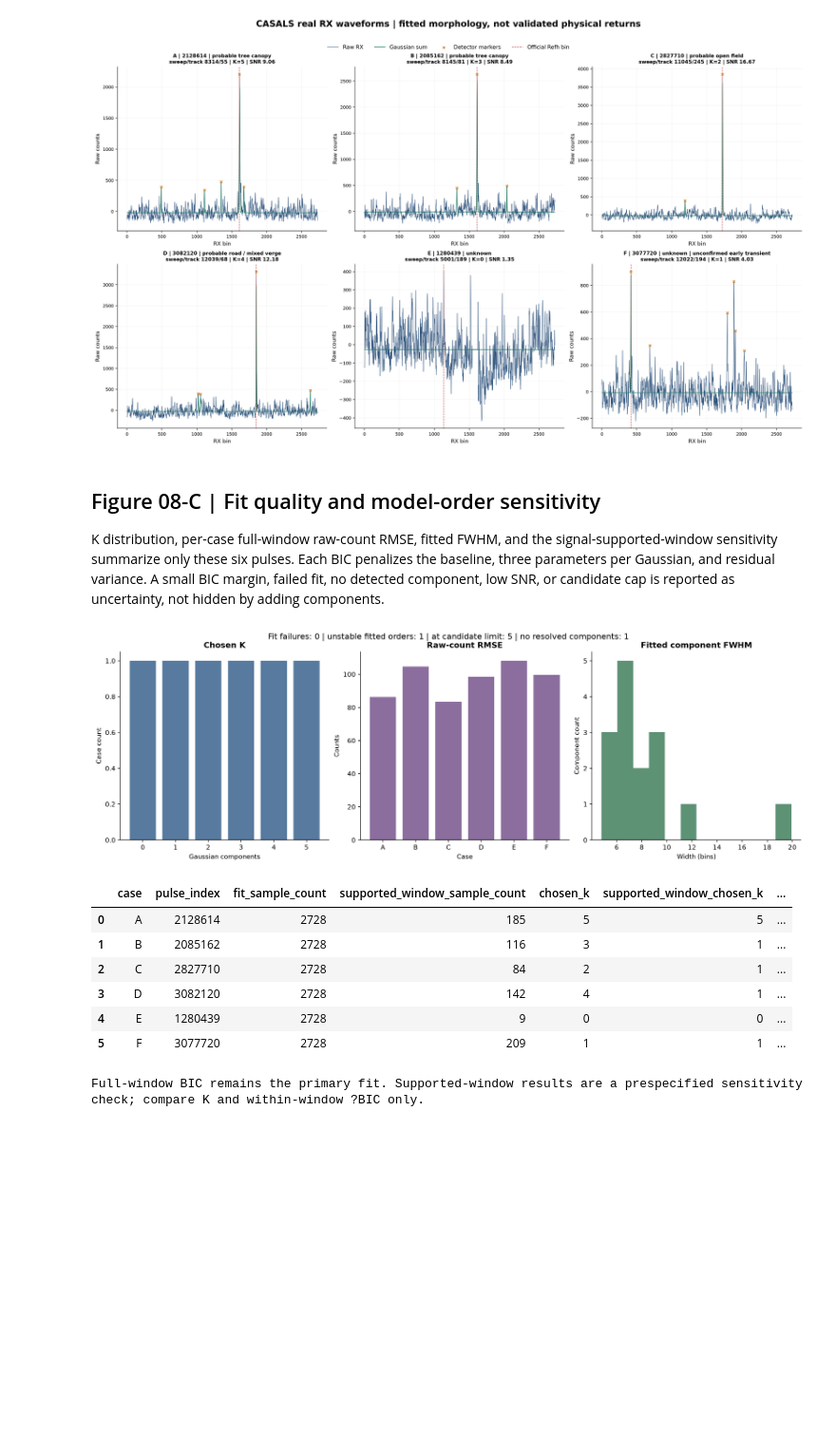
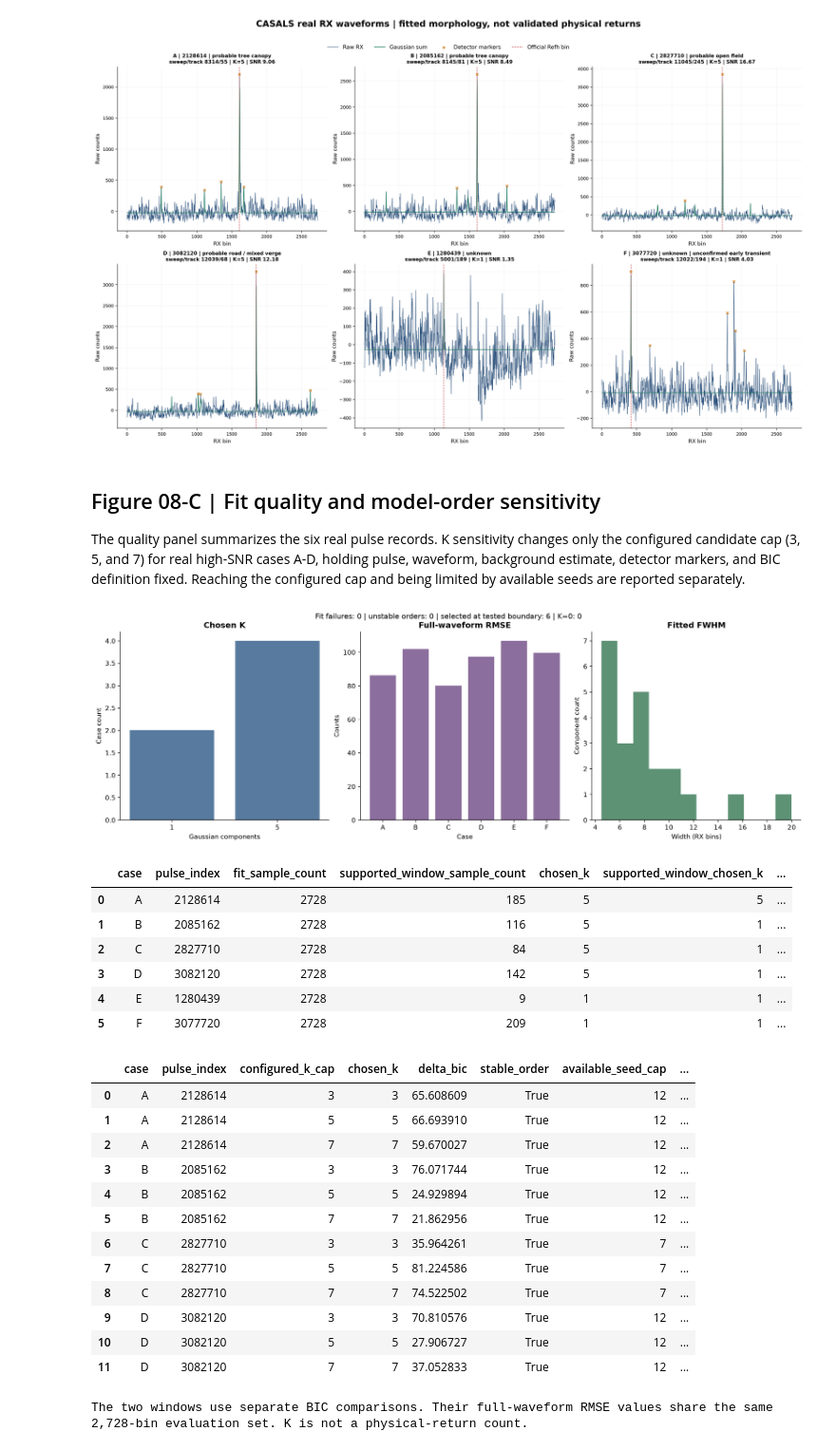
Before and after one commit to jgzhong99/CASALS, a Jupyter notebook: notebooks/08_waveform_decomposition.ipynb, the cells around one changed output. Shown at 95% size. Drawn from its saved outputs; the diff is of its cells as text; code cells hidden in the pictures; blank space fills up the shorter version.

```diff
--- a/notebooks/08_waveform_decomposition.ipynb
+++ b/notebooks/08_waveform_decomposition.ipynb
@@ -24,7 +24,7 @@ if not (ROOT / "casals_l1b").is_dir():
     raise RuntimeError("Start Jupyter from the CASALS repository root.")
 sys.path.insert(0, str(ROOT))
 from research.nadir_window_reflection import mask_bins
-from research.waveform_decomposition import estimate_baseline, fit_gaussian_components
+from research.waveform_decomposition import estimate_baseline, fit_gaussian_components, residual_diagnostics
 from casals_l1b.peaks_cli import build_detector_config, default_config
 from casals_l1b.waveform import (
     build_record_index_grid, detect_candidate_components_1d, infer_waveform_record_axis,
@@ -34,7 +34,7 @@ from casals_l1b.waveform import (
 H5_PATH = ROOT / "data/raw/casals_l1b/casals_l1b_20241118T171757_001_02.h5"
 if not H5_PATH.is_file():
     raise FileNotFoundError(f"Missing real CASALS L1B input: {H5_PATH}")
-OUTPUT_DIR = ROOT / "outputs/notebooks/08_waveform_decomposition/scientific_review" / H5_PATH.stem
+OUTPUT_DIR = ROOT / "outputs/notebooks/08_waveform_decomposition/method_improvement" / H5_PATH.stem
 OUTPUT_DIR.mkdir(parents=True, exist_ok=True)
 DPI = 190
 MAX_COMPONENTS = 5
@@ -42,10 +42,10 @@ plt.rcParams.update({"font.family": "DejaVu Sans", "font.size": 10,
                      "axes.spines.top": False, "axes.spines.right": False,
                      "axes.titleweight": "bold"})
 
-source06 = ROOT / "outputs/notebooks/06_waveform_gallery/scientific_review" / H5_PATH.stem
+source06 = ROOT / "outputs/notebooks/06_waveform_gallery/method_improvement" / H5_PATH.stem
 source06_cases = source06 / "selected_waveform_cases.json"
 source06_components = source06 / "selected_components.json"
-source09_pulses = ROOT / "outputs/notebooks/09_nadir_window_reflection/scientific_review" / H5_PATH.stem / "window_reflection_selected_pulses.json"
+source09_pulses = ROOT / "outputs/notebooks/09_nadir_window_reflection/method_improvement" / H5_PATH.stem / "window_reflection_selected_pulses.json"
 print({"h5": str(H5_PATH.relative_to(ROOT)), "output": str(OUTPUT_DIR.relative_to(ROOT)),
        "notebook09_handoff_available": source09_pulses.is_file()})
 # %% [output]
@@ -318,61 +447,71 @@ display(Image(filename=str(OUTPUT_DIR / "waveform_decomposition_gallery.png")))
 # %% [markdown]
 ## Figure 08-C | Fit quality and model-order sensitivity
 
-K distribution, per-case full-window raw-count RMSE, fitted FWHM, and the signal-supported-window sensitivity summarize only these six pulses. Each BIC penalizes the baseline, three parameters per Gaussian, and residual variance. A small BIC margin, failed fit, no detected component, low SNR, or candidate cap is reported as uncertainty, not hidden by adding components.
+The quality panel summarizes the six real pulse records. K sensitivity changes only the configured candidate cap (3, 5, and 7) for real high-SNR cases A-D, holding pulse, waveform, background estimate, detector markers, and BIC definition fixed. Reaching the configured cap and being limited by available seeds are reported separately.
 # %%
 metrics = pd.DataFrame([{
     "case": row["case"], "pulse_index": row["pulse_index"], "sweep_num": row["sweep_num"],
     "track_num": row["track_num"], "snr": row["snr"], "chosen_k": row["chosen_k"],
     "fit_status": row["fit_status"], "fit_success": row["fit_success"],
     "fit_sample_count": row["fit_sample_count"], "fit_sample_fraction": row["fit_sample_fraction"],
     "parameter_count": row["parameter_count"], "bic": row["bic"], "delta_bic": row["delta_bic"],
+    "full_waveform_rmse_counts": row["full_window_rmse_counts"],
     "supported_window_sample_count": row["supported_window_sample_count"],
     "supported_window_sample_fraction": row["supported_window_sample_fraction"],
     "supported_window_chosen_k": row["supported_window_chosen_k"],
     "supported_window_delta_bic": row["supported_window_delta_bic"],
-    "supported_window_rmse_counts": row["supported_window_rmse_counts"],
-    "supported_window_full_window_rmse_counts": row["supported_window_full_window_rmse_counts"],
-    "supported_window_stable_order": row["supported_window_stable_order"],
-    "supported_window_at_search_limit": row["supported_window_at_search_limit"],
-    "stable_order": row["stable_order"],
-    "at_search_limit": row["at_search_limit"], "fit_component_cap": row["fit_component_cap"],
-    "rmse_counts": row["rmse_counts"], "noise_sigma": row["noise_sigma"],
-    "max_component_snr": max([c["amplitude"] / max(row["noise_sigma"], 1e-9) for c in row["components"]], default=0.0),
+    "supported_window_full_waveform_rmse_counts": row["supported_window_full_waveform_rmse_counts"],
+    "stable_order": row["stable_order"], "selected_at_boundary": row["selected_at_boundary"],
+    "selected_at_configured_cap": row["selected_at_configured_cap"],
+    "available_seed_cap": row["available_seed_cap"], "searched_k_cap": row["searched_k_cap"],
+    "seed_limited": row["seed_limited"], "rmse_counts": row["rmse_counts"],
+    "noise_sigma": row["noise_sigma"],
+    "residual_rmse_over_noise": row["full_residual_diagnostics"]["rmse_over_h5_noise_sigma"],
+    "residual_lag1": row["full_residual_diagnostics"]["lag1_autocorrelation_adjacent_bins"],
 } for row in case_results])
-widths = [component["fwhm_bins"] for row in case_results for component in row["components"]]
+widths = [part["fwhm_bins"] for row in case_results for part in row["components"]]
 fig, axes = plt.subplots(1, 3, figsize=(15, 4.7), constrained_layout=True)
 k_counts = metrics.chosen_k.value_counts().sort_index()
 axes[0].bar(k_counts.index.astype(str), k_counts.values, color="#577a9e")
 axes[0].set(title="Chosen K", xlabel="Gaussian components", ylabel="Case count")
-axes[1].bar(metrics.case, metrics.rmse_counts, color="#8b6e9d")
-axes[1].set(title="Raw-count RMSE", xlabel="Case", ylabel="Counts")
-axes[1].tick_params(axis="x", rotation=0)
+axes[1].bar(metrics.case, metrics.full_waveform_rmse_counts, color="#8b6e9d")
+axes[1].set(title="Full-waveform RMSE", xlabel="Case", ylabel="Counts")
 if widths:
     axes[2].hist(widths, bins=min(12, max(4, len(widths))), color="#5d9275")
-axes[2].set(title="Fitted component FWHM", xlabel="Width (bins)", ylabel="Component count")
-unstable_fit_count = int((metrics.fit_success & (metrics.chosen_k > 0) & ~metrics.stable_order).sum())
-summary_note = f"Fit failures: {(~metrics.fit_success).sum()} | unstable fitted orders: {unstable_fit_count} | at candidate limit: {metrics.at_search_limit.sum()} | no resolved components: {(metrics.chosen_k == 0).sum()}"
-fig.suptitle(summary_note, fontsize=12, y=1.03)
+axes[2].set(title="Fitted FWHM", xlabel="Width (RX bins)", ylabel="Component count")
+failures = int((~metrics.fit_success).sum())
+unstable = int((metrics.fit_success & (metrics.chosen_k > 0) & ~metrics.stable_order).sum())
+fig.suptitle(f"Fit failures: {failures} | unstable orders: {unstable} | selected at tested boundary: {metrics.selected_at_boundary.sum()} | K=0: {(metrics.chosen_k == 0).sum()}", fontsize=11, y=1.03)
 fig.savefig(OUTPUT_DIR / "waveform_fit_quality_summary.png", dpi=DPI, bbox_inches="tight")
 plt.close(fig)
 display(Image(filename=str(OUTPUT_DIR / "waveform_fit_quality_summary.png")))
-fit_sensitivity = metrics[["case", "pulse_index", "fit_sample_count", "supported_window_sample_count",
-                           "chosen_k", "supported_window_chosen_k", "delta_bic",
-                           "supported_window_delta_bic", "rmse_counts",
-                           "supported_window_full_window_rmse_counts", "stable_order",
-                           "supported_window_stable_order", "at_search_limit",
-                           "supported_window_at_search_limit"]].copy()
+fit_sensitivity = metrics[["case", "pulse_index", "fit_sample_count", "supported_window_sample_count", "chosen_k", "supported_window_chosen_k", "delta_bic", "supported_window_delta_bic", "full_waveform_rmse_counts", "supported_window_full_waveform_rmse_counts", "stable_order", "selected_at_boundary", "selected_at_configured_cap", "available_seed_cap", "searched_k_cap", "seed_limited"]].copy()
 fit_sensitivity["order_changed"] = fit_sensitivity.chosen_k != fit_sensitivity.supported_window_chosen_k
 display(fit_sensitivity)
-print("Full-window BIC remains the primary fit. Supported-window results are a prespecified sensitivity check; compare K and within-window ?BIC only.")
+kmax_sensitivity = pd.DataFrame(kmax_sensitivity_rows)
+display(kmax_sensitivity)
+print("The two windows use separate BIC comparisons. Their full-waveform RMSE values share the same 2,728-bin evaluation set. K is not a physical-return count.")
 # %% [output]
-[figure, old version]
+[figure, new version]
 |  | case | pulse_index | fit_sample_count | supported_window_sample_count | chosen_k | supported_window_chosen_k | ... |
 | 0 | A | 2128614 | 2728 | 185 | 5 | 5 | ... |
-| 1 | B | 2085162 | 2728 | 116 | 3 | 1 | ... |
-| 2 | C | 2827710 | 2728 | 84 | 2 | 1 | ... |
-| 3 | D | 3082120 | 2728 | 142 | 4 | 1 | ... |
-| 4 | E | 1280439 | 2728 | 9 | 0 | 0 | ... |
+| 1 | B | 2085162 | 2728 | 116 | 5 | 1 | ... |
+| 2 | C | 2827710 | 2728 | 84 | 5 | 1 | ... |
+| 3 | D | 3082120 | 2728 | 142 | 5 | 1 | ... |
+| 4 | E | 1280439 | 2728 | 9 | 1 | 1 | ... |
 | 5 | F | 3077720 | 2728 | 209 | 1 | 1 | ... |
+|  | case | pulse_index | configured_k_cap | chosen_k | delta_bic | stable_order | available_seed_cap | ... |
+| 0 | A | 2128614 | 3 | 3 | 65.608609 | True | 12 | ... |
+| 1 | A | 2128614 | 5 | 5 | 66.693910 | True | 12 | ... |
+| 2 | A | 2128614 | 7 | 7 | 59.670027 | True | 12 | ... |
+| 3 | B | 2085162 | 3 | 3 | 76.071744 | True | 12 | ... |
+| 4 | B | 2085162 | 5 | 5 | 24.929894 | True | 12 | ... |
+| 5 | B | 2085162 | 7 | 7 | 21.862956 | True | 12 | ... |
+| 6 | C | 2827710 | 3 | 3 | 35.964261 | True | 7 | ... |
+| 7 | C | 2827710 | 5 | 5 | 81.224586 | True | 7 | ... |
+| 8 | C | 2827710 | 7 | 7 | 74.522502 | True | 7 | ... |
+| 9 | D | 3082120 | 3 | 3 | 70.810576 | True | 12 | ... |
+| 10 | D | 3082120 | 5 | 5 | 27.906727 | True | 12 | ... |
+| 11 | D | 3082120 | 7 | 7 | 37.052833 | True | 12 | ... |
-Full-window BIC remains the primary fit. Supported-window results are a prespecified sensitivity check; compare K and within-window ?BIC only.
+The two windows use separate BIC comparisons. Their full-waveform RMSE values share the same 2,728-bin evaluation set. K is not a physical-return count.
 # %% [markdown]
```
Also changed, not shown: parts of 14 cells of this notebook, 19 other files.
